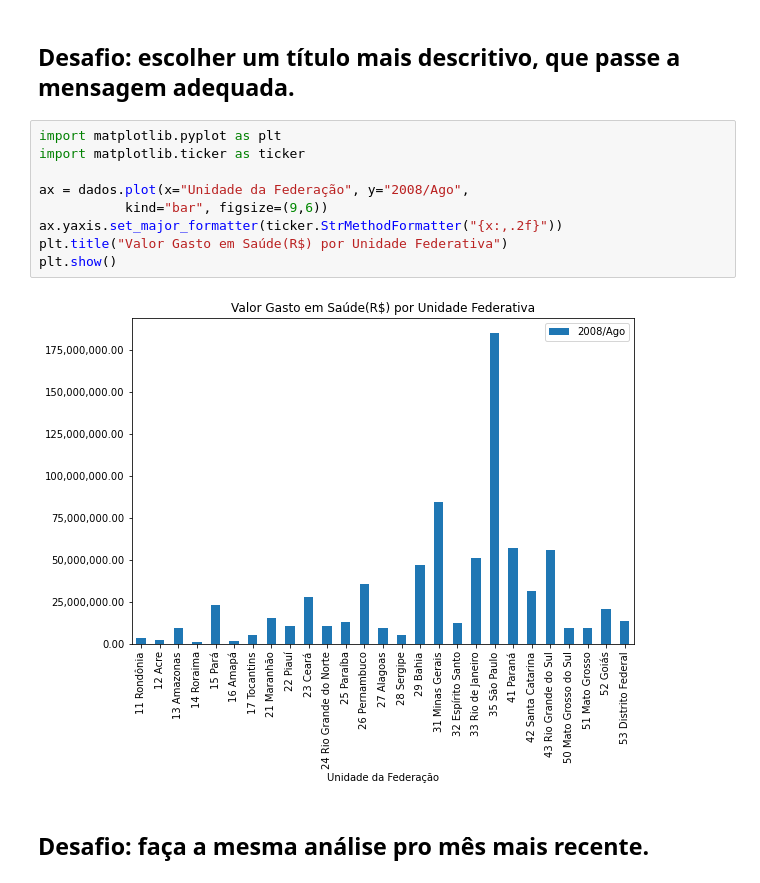
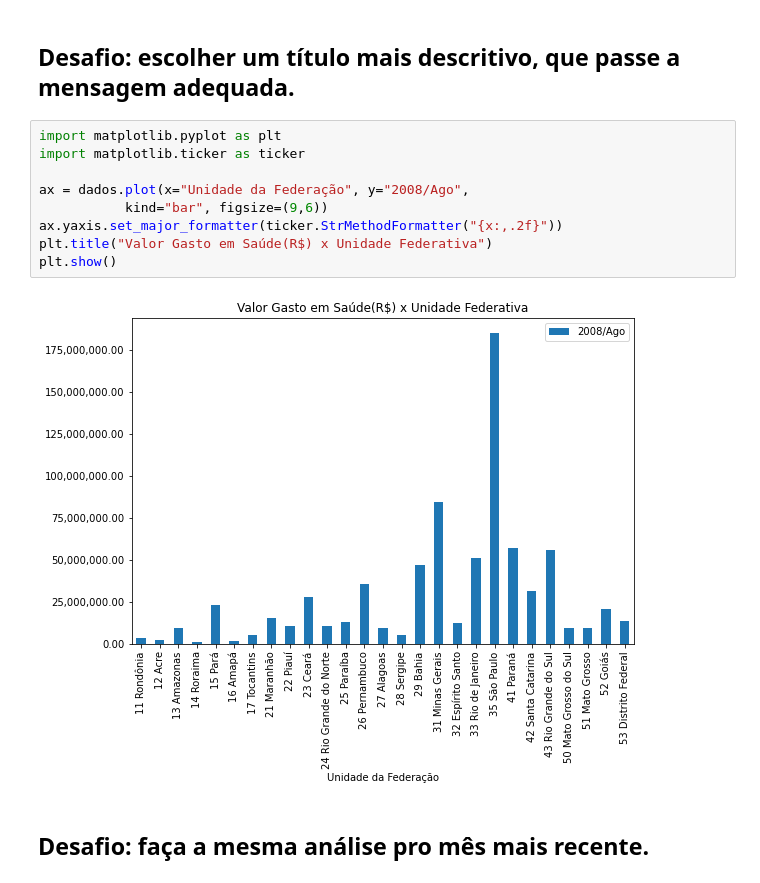
Before and after one commit to iplusl/Bootcamp_Data_Science, a Jupyter notebook: Modulo1/notebooks/Modulo1.ipynb, the cells around one changed output. Saved outputs shown, nothing was run; the diff lists cells and outputs as text.

```diff
--- a/Modulo1/notebooks/Modulo1.ipynb
+++ b/Modulo1/notebooks/Modulo1.ipynb
@@ -139,14 +139,14 @@ dados.plot(x="Unidade da Federação", y="2008/Ago",
 # %%
 import matplotlib.pyplot as plt
 import matplotlib.ticker as ticker
 
 ax = dados.plot(x="Unidade da Federação", y="2008/Ago",
            kind="bar", figsize=(9,6))
 ax.yaxis.set_major_formatter(ticker.StrMethodFormatter("{x:,.2f}"))
-plt.title("Valor Gasto em Saúde(R$) por Unidade Federativa")
+plt.title("Valor Gasto em Saúde(R$) x Unidade Federativa")
 plt.show()
 # %% [output]
-[figure, old version]
+[figure, new version]
 # %% [markdown]
 ## Desafio: faça a mesma análise pro mês mais recente.
 # %%
```
Also changed, not shown: parts of 36 cells of this notebook, 1 other file.
